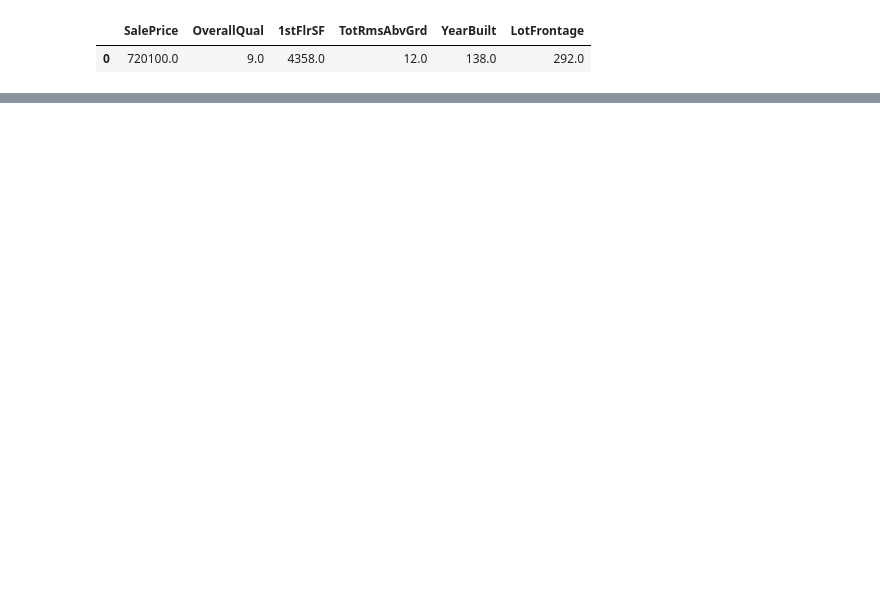
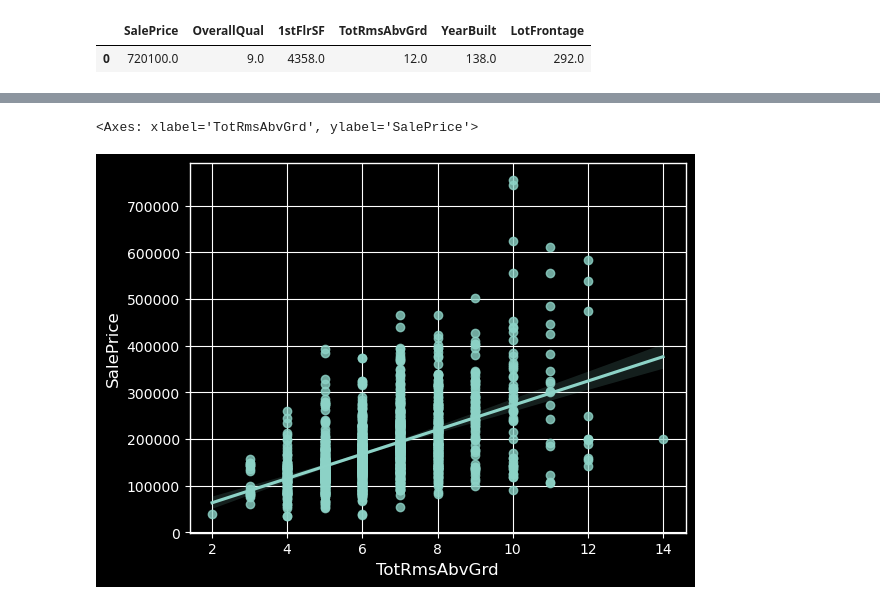
Before and after one commit to MarioEs92/Galileo-Proyecto, a Jupyter notebook: ProyectoNo1_MarioAlvarado.ipynb, the cells around one changed output, grey strips where cells are left out. Cells and saved outputs as stored; diff of their text form; code cells hidden in the pictures; blank space fills up the shorter version.

```diff
--- a/ProyectoNo1_MarioAlvarado.ipynb
+++ b/ProyectoNo1_MarioAlvarado.ipynb
@@ -257,0 +138,5 @@ for i in data.columns.to_list():
+# %%
+sns.regplot(x='TotRmsAbvGrd', y= 'SalePrice' , data = ds )
+# %% [output]
+<Axes: xlabel='TotRmsAbvGrd', ylabel='SalePrice'>
+[figure, added]
```
Also changed, not shown: parts of 66 cells of this notebook.
